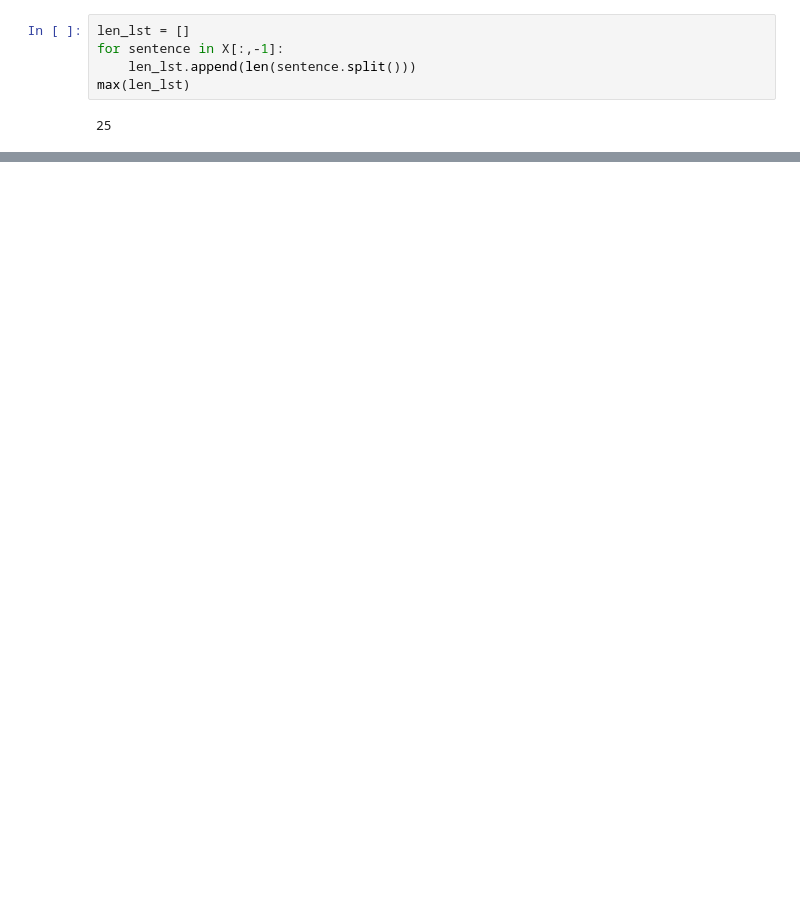
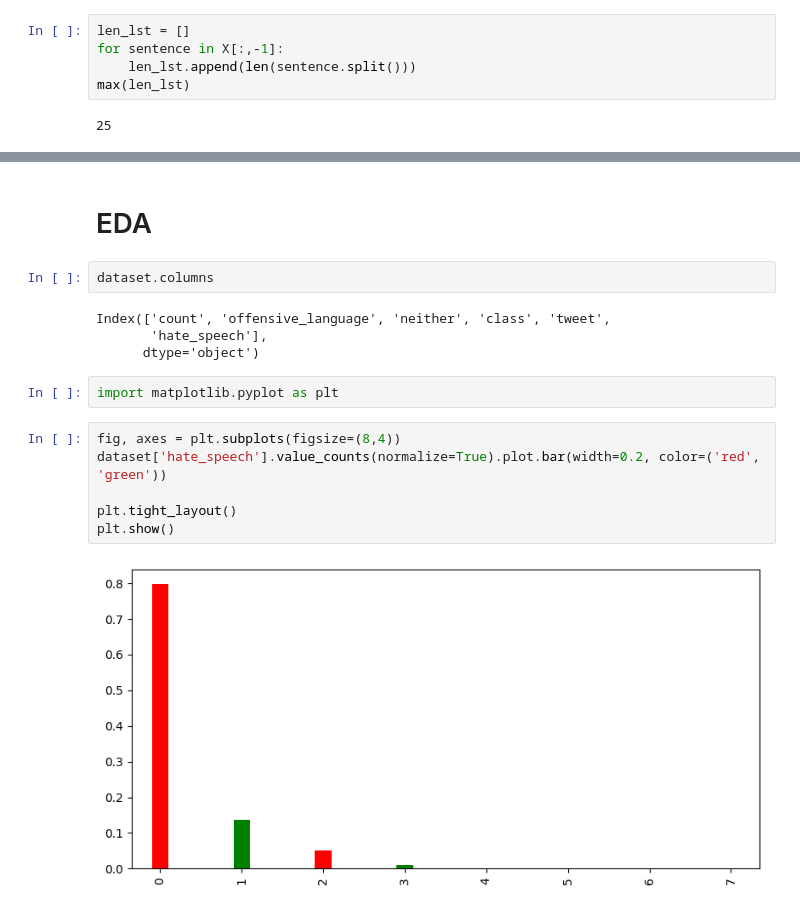
Before and after one commit to manyakhare86/Twitter-Hate-Speech-Detection, a Jupyter notebook: hate_speech_detection.ipynb, the cells around one changed output, grey strips where cells are left out. Saved outputs shown, nothing was run; the diff lists cells and outputs as text; blank space fills up the shorter version.

```diff
--- a/hate_speech_detection.ipynb
+++ b/hate_speech_detection.ipynb
@@ -423,0 +309,18 @@ NameError: ignored
+# %% [markdown]
+# EDA
+# %%
+dataset.columns
+# %% [output]
+Index(['count', 'offensive_language', 'neither', 'class', 'tweet',
+       'hate_speech'],
+      dtype='object')
+# %%
+import matplotlib.pyplot as plt
+# %%
+fig, axes = plt.subplots(figsize=(8,4))
+dataset['hate_speech'].value_counts(normalize=True).plot.bar(width=0.2, color=('red', 'green'))
+
+plt.tight_layout()
+plt.show()
+# %% [output]
+[figure, added]
```
Also changed, not shown: parts of 48 cells of this notebook.
